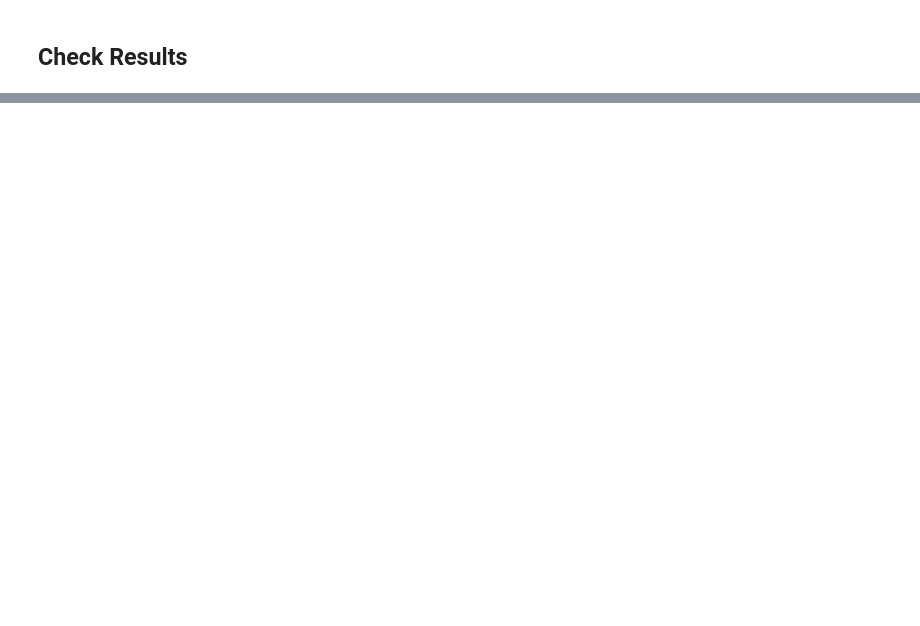
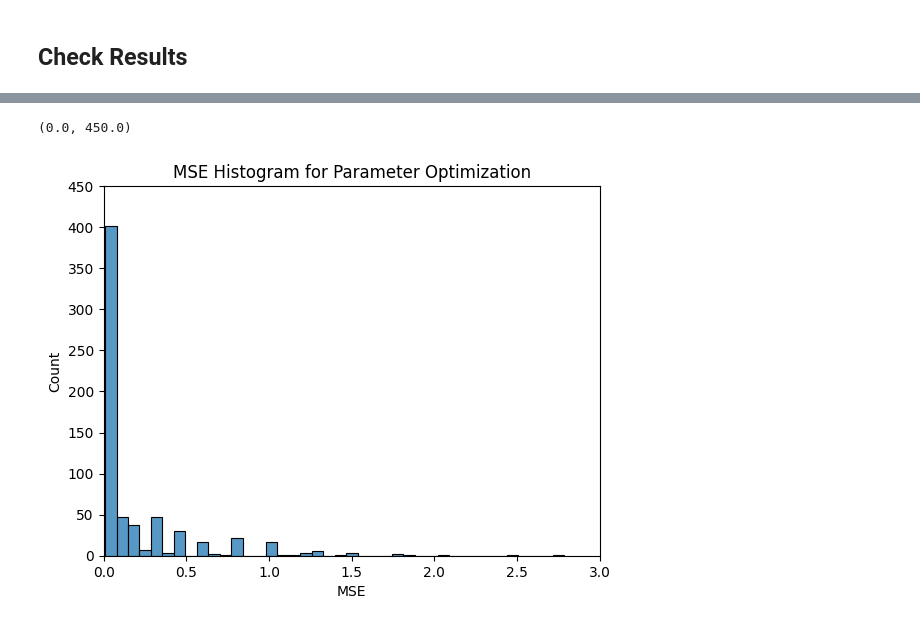
Before and after one commit to LaasyaMunjeti/EBM-Nexis, a Jupyter notebook: Running_nexis_forward.ipynb, the cells around one changed output, grey strips where cells are left out. Cells and saved outputs as stored; diff of their text form; code cells hidden in the pictures; blank space fills up the shorter version.

```diff
--- a/Running_nexis_forward.ipynb
+++ b/Running_nexis_forward.ipynb
@@ -245,3 +396,14 @@ plt.show
+# %%
+# Create histogram of MSE scores
+sns.histplot(parameters_all['MSE'], bins=40, kde=False)
+plt.xlabel('MSE')
+plt.ylabel('Count')
+plt.title('MSE Histogram for Parameter Optimization')
+plt.xlim(0, 3)
+plt.ylim(0, 450)
+# %% [output]
+(0.0, 450.0)
+[figure, added]
 # %%
 # Save Y to .csv
 Nexis = pandas.DataFrame(Y)
```
Also changed, not shown: parts of 14 cells of this notebook, 2 other files.
